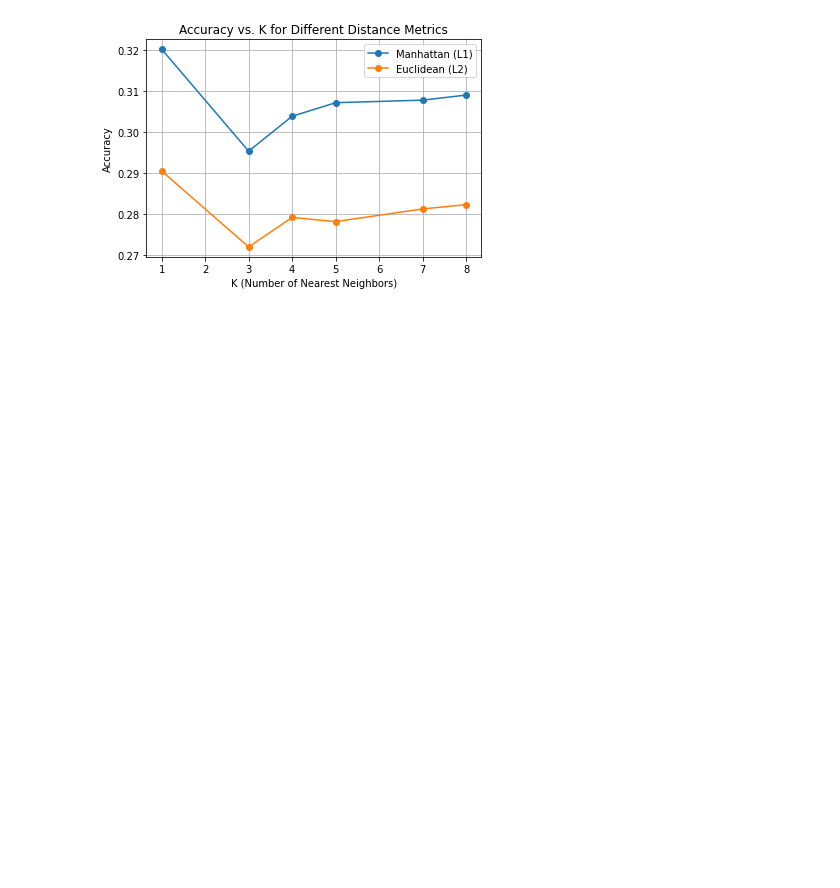
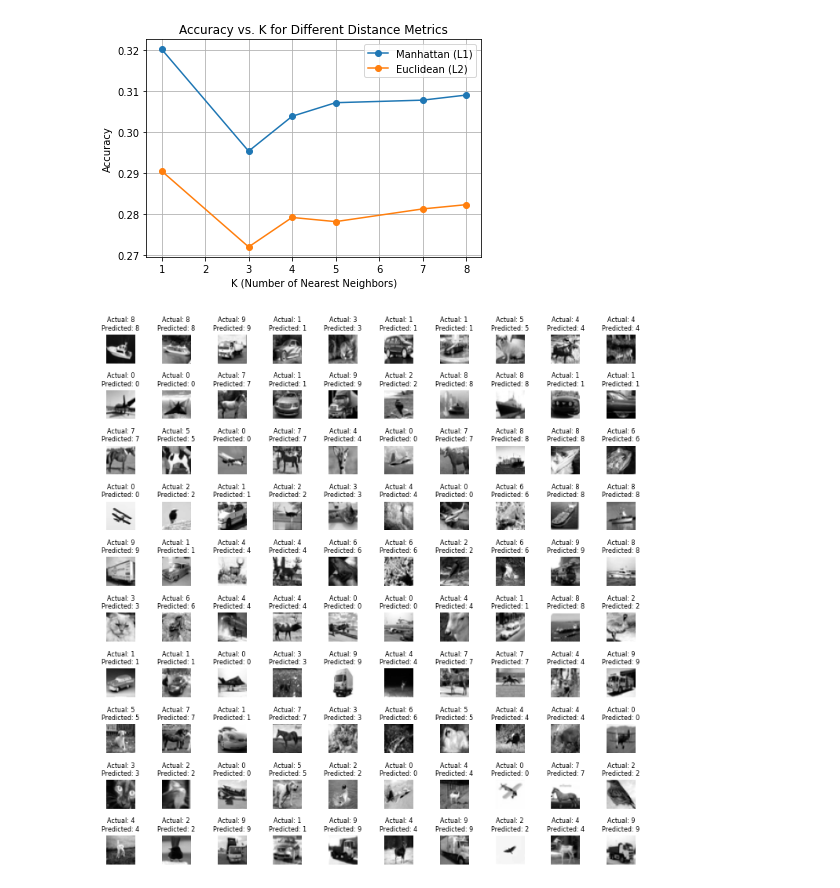
Before and after one commit to wshuv-o/knn-l1l2-image-classification, a Jupyter notebook: knn-classification.ipynb, the cells around one changed output. Drawn from its saved outputs; the diff is of its cells as text; code cells hidden in the pictures; blank space fills up the shorter version.

```diff
--- a/knn-l1l2.ipynb
+++ b/knn-classification.ipynb
@@ -133,3 +133,25 @@ plt.grid(True)
 plt.show()
 # %% [output]
 [figure]
+# %%
+import numpy as np
+import random
+import matplotlib.pyplot as plt
+
+k = 1
+knn_classifier = KNeighborsClassifier(n_neighbors=k, metric='manhattan')
+knn_classifier.fit(X_train_gray.reshape(len(X_train_gray), -1), Y_train)
+random_indices = random.sample(range(len(X_train_gray)), 100)
+predicted_classes = knn_classifier.predict(X_train_gray[random_indices].reshape(100, -1))
+plt.figure(figsize=(10, 10))
+for i in tqdm(range(100)):
+    plt.subplot(10, 10, i+1)
+    plt.imshow(X_train_gray[random_indices[i]].reshape(32, 32), cmap='gray')
+    plt.title("Actual: {}\nPredicted: {}".format(
+        Y_train[random_indices[i]][0], predicted_classes[i]), fontsize=8)
+    plt.axis('off')
+
+plt.tight_layout()
+plt.show()
+# %% [output]
+[figure, added]
```
Also changed, not shown: parts of 1 cell of this notebook.
